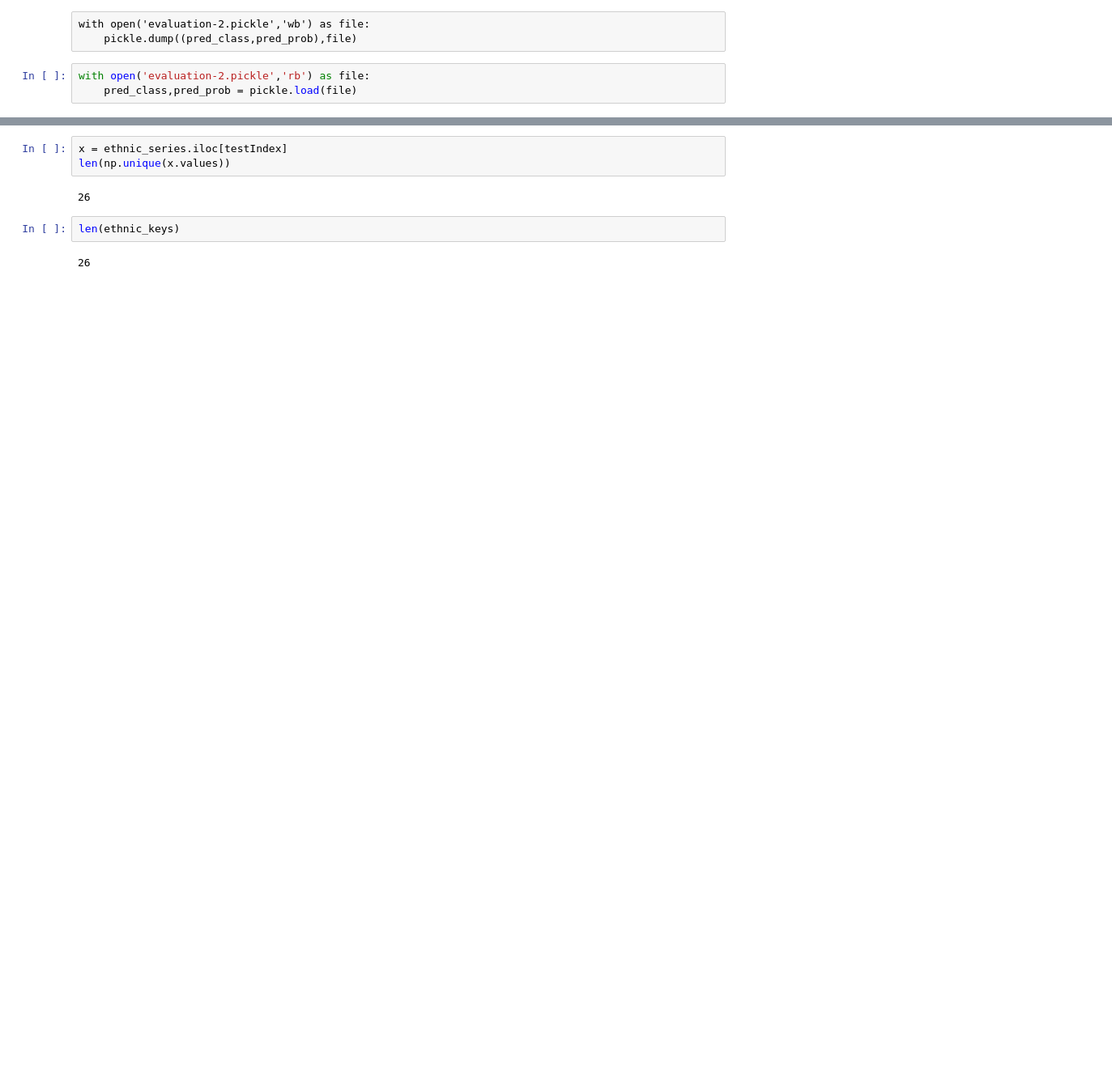
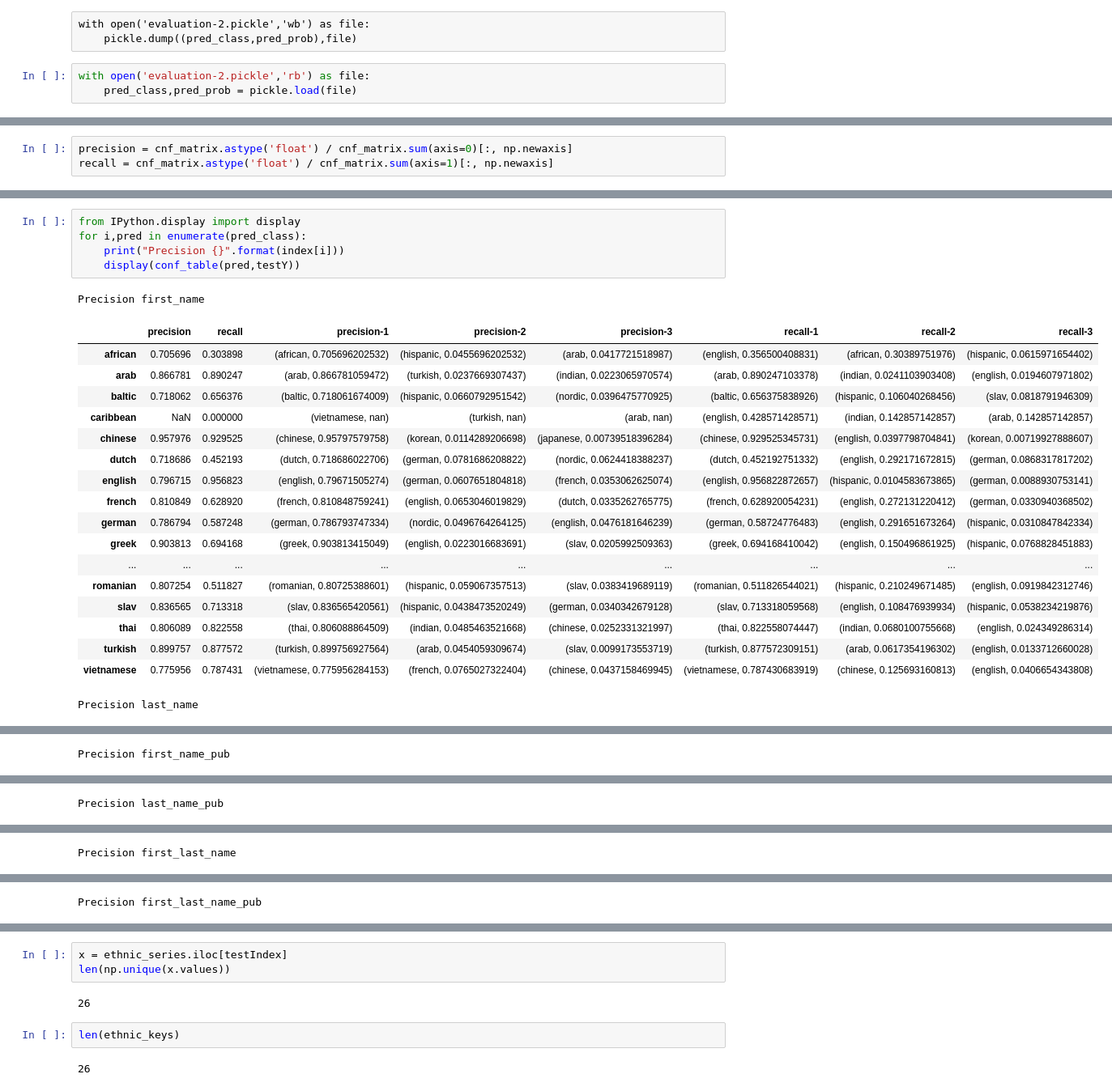
Before and after one commit to nikolausn/is592-word-embedding-dnn, a Jupyter notebook: ethnicity-dnn-experiment-week05-bigram-integration-lstm-full-embedding.ipynb, the cells around one changed output, grey strips where cells are left out. Shown at 81% size. Saved outputs shown, nothing was run; the diff lists cells and outputs as text; blank space fills up the shorter version.

```diff
--- a/ethnicity-dnn-experiment-week05-bigram-integration-lstm-full-embedding.ipynb
+++ b/ethnicity-dnn-experiment-week05-bigram-integration-lstm-full-embedding.ipynb
@@ -801,0 +833,3 @@ with open('evaluation-2.pickle','rb') as file:
+# %%
+precision = cnf_matrix.astype('float') / cnf_matrix.sum(axis=0)[:, np.newaxis]
+recall = cnf_matrix.astype('float') / cnf_matrix.sum(axis=1)[:, np.newaxis]
@@ -801,0 +892,25 @@ with open('evaluation-2.pickle','rb') as file:
+# %%
+from IPython.display import display
+for i,pred in enumerate(pred_class):
+    print("Precision {}".format(index[i]))
+    display(conf_table(pred,testY))
+# %% [output]
+Precision first_name
+|  | precision | recall | precision-1 | precision-2 | precision-3 | recall-1 | recall-2 | recall-3 |
+| african | 0.705696 | 0.303898 | (african, 0.705696202532) | (hispanic, 0.0455696202532) | (arab, 0.0417721518987) | (english, 0.356500408831) | (african, 0.30389751976) | (hispanic, 0.0615971654402) |
+| arab | 0.866781 | 0.890247 | (arab, 0.866781059472) | (turkish, 0.0237669307437) | (indian, 0.0223065970574) | (arab, 0.890247103378) | (indian, 0.0241103903408) | (english, 0.0194607971802) |
+| baltic | 0.718062 | 0.656376 | (baltic, 0.718061674009) | (hispanic, 0.0660792951542) | (nordic, 0.0396475770925) | (baltic, 0.656375838926) | (hispanic, 0.106040268456) | (slav, 0.0818791946309) |
+| caribbean | NaN | 0.000000 | (vietnamese, nan) | (turkish, nan) | (arab, nan) | (english, 0.428571428571) | (indian, 0.142857142857) | (arab, 0.142857142857) |
+| chinese | 0.957976 | 0.929525 | (chinese, 0.95797579758) | (korean, 0.0114289206698) | (japanese, 0.00739518396284) | (chinese, 0.929525345731) | (english, 0.0397798704841) | (korean, 0.00719927888607) |
+| dutch | 0.718686 | 0.452193 | (dutch, 0.718686022706) | (german, 0.0781686208822) | (nordic, 0.0624418388237) | (dutch, 0.452192751332) | (english, 0.292171672815) | (german, 0.0868317817202) |
+| english | 0.796715 | 0.956823 | (english, 0.79671505274) | (german, 0.0607651804818) | (french, 0.0353062625074) | (english, 0.956822872657) | (hispanic, 0.0104583673865) | (german, 0.0088930753141) |
+| french | 0.810849 | 0.628920 | (french, 0.810848759241) | (english, 0.0653046019829) | (dutch, 0.0335262765775) | (french, 0.628920054231) | (english, 0.272131220412) | (german, 0.0330940368502) |
+| german | 0.786794 | 0.587248 | (german, 0.786793747334) | (nordic, 0.0496764264125) | (english, 0.0476181646239) | (german, 0.58724776483) | (english, 0.291651673264) | (hispanic, 0.0310847842334) |
+| greek | 0.903813 | 0.694168 | (greek, 0.903813415049) | (english, 0.0223016683691) | (slav, 0.0205992509363) | (greek, 0.694168410042) | (english, 0.150496861925) | (hispanic, 0.0768828451883) |
+| ... | ... | ... | ... | ... | ... | ... | ... | ... |
+| romanian | 0.807254 | 0.511827 | (romanian, 0.80725388601) | (hispanic, 0.059067357513) | (slav, 0.0383419689119) | (romanian, 0.511826544021) | (hispanic, 0.210249671485) | (english, 0.0919842312746) |
+| slav | 0.836565 | 0.713318 | (slav, 0.836565420561) | (hispanic, 0.0438473520249) | (german, 0.0340342679128) | (slav, 0.713318059568) | (english, 0.108476939934) | (hispanic, 0.0538234219876) |
+| thai | 0.806089 | 0.822558 | (thai, 0.806088864509) | (indian, 0.0485463521668) | (chinese, 0.0252331321997) | (thai, 0.822558074447) | (indian, 0.0680100755668) | (english, 0.024349286314) |
+| turkish | 0.899757 | 0.877572 | (turkish, 0.899756927564) | (arab, 0.0454059309674) | (slav, 0.0099173553719) | (turkish, 0.877572309151) | (arab, 0.0617354196302) | (english, 0.0133712660028) |
+| vietnamese | 0.775956 | 0.787431 | (vietnamese, 0.775956284153) | (french, 0.0765027322404) | (chinese, 0.0437158469945) | (vietnamese, 0.787430683919) | (chinese, 0.125693160813) | (english, 0.0406654343808) |
+Precision last_name
@@ -801,0 +934 @@ with open('evaluation-2.pickle','rb') as file:
+Precision first_name_pub
@@ -801,0 +952 @@ with open('evaluation-2.pickle','rb') as file:
+Precision last_name_pub
@@ -801,0 +970 @@ with open('evaluation-2.pickle','rb') as file:
+Precision first_last_name
@@ -801,0 +988 @@ with open('evaluation-2.pickle','rb') as file:
+Precision first_last_name_pub
```
Also changed, not shown: parts of 16 cells of this notebook, 13 other files.
